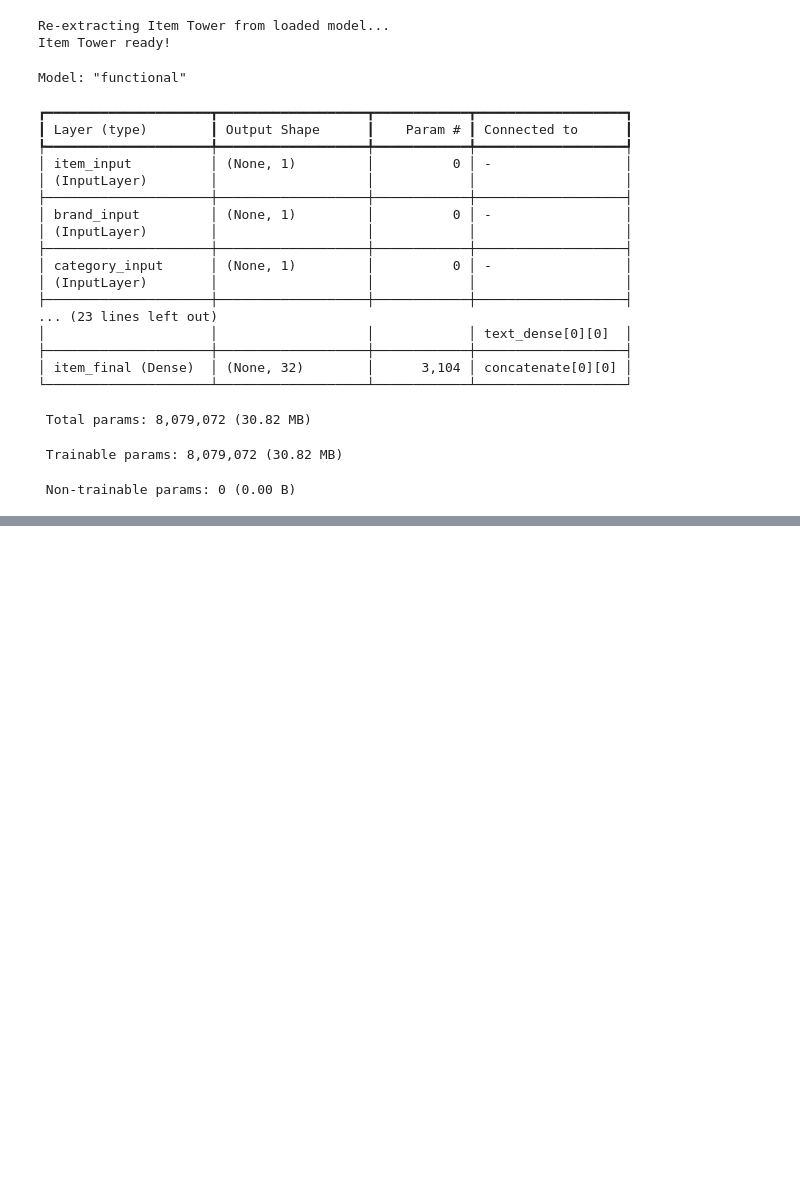
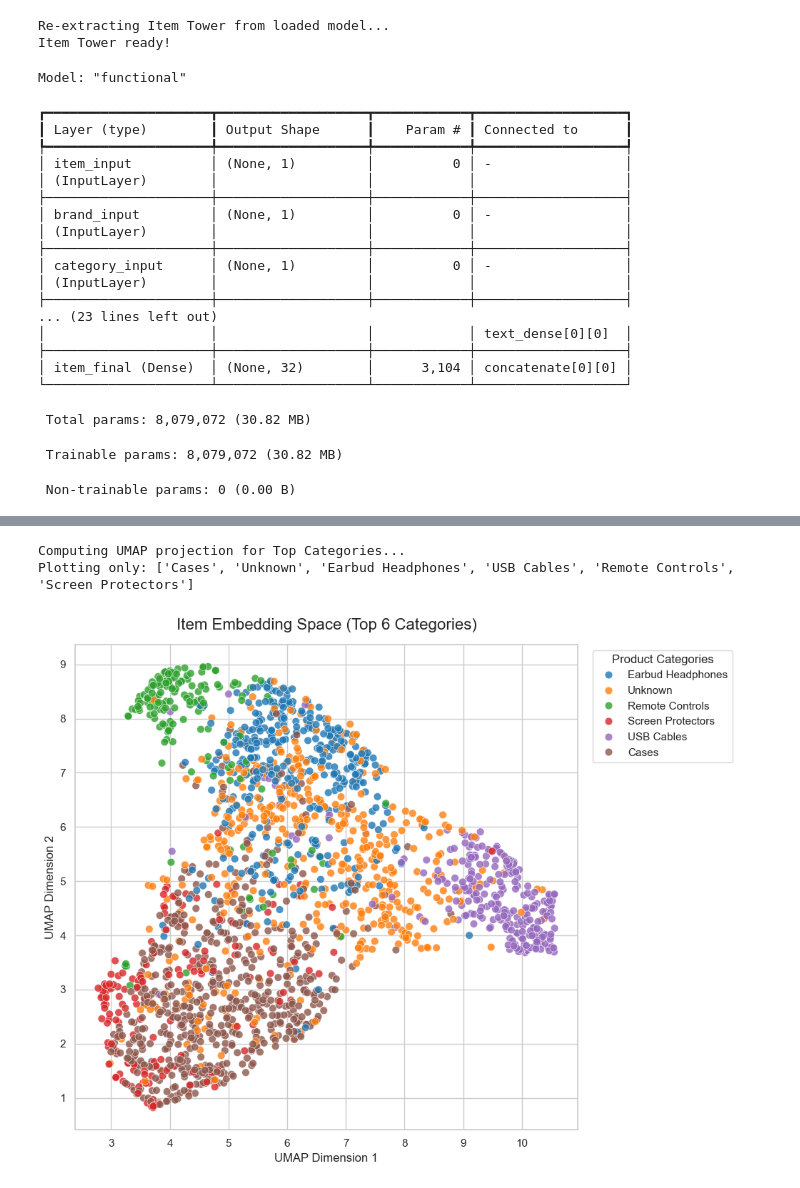
Before and after one commit to harshitha-cr/RecSys, a Jupyter notebook: notebooks/05-Evaluation.ipynb, the cells around one changed output, grey strips where cells are left out. Saved outputs shown, nothing was run; the diff lists cells and outputs as text; code cells hidden in the pictures; blank space fills up the shorter version.

```diff
--- a/notebooks/05-Evaluation.ipynb
+++ b/notebooks/05-Evaluation.ipynb
@@ -340,0 +286,53 @@ Catalog Coverage: 3.01%
+# %%
+# Silence the multi-threading warning for a cleaner notebook
+warnings.filterwarnings('ignore', category=UserWarning, module='umap')
+
+print("Computing UMAP projection for Top Categories...")
+
+# 1. Identify the Top 6 most frequent categories in your dataset
+top_categories = all_items_df['main_category'].value_counts().nlargest(6).index.tolist()
+print(f"Plotting only: {top_categories}")
+
+# 2. Filter the items to ONLY include these top categories
+filtered_items = all_items_df[all_items_df['main_category'].isin(top_categories)]
+
+# 3. Sample 2000 points from this cleaned subset so the plot isn't overcrowded
+sample_items = filtered_items.sample(n=min(2000, len(filtered_items)), random_state=42)
+
+# 4. Get the embeddings for these specific items
+valid_indices = []
+valid_categories = []
+
+for idx, row in sample_items.iterrows():
+    iid = row['item_id']
+    if iid in item_id_to_index:
+        valid_indices.append(item_id_to_index[iid])
+        valid_categories.append(row['main_category'])
+
+vectors = item_embeddings[valid_indices]
+
+# 5. Run UMAP
+reducer = umap.UMAP(n_neighbors=15, min_dist=0.1, metric='cosine', random_state=42)
+embedding_2d = reducer.fit_transform(vectors)
+
+# 6. Plot the cleaned-up map
+plt.figure(figsize=(10, 8))
+sns.scatterplot(
+    x=embedding_2d[:, 0], y=embedding_2d[:, 1],
+    hue=valid_categories,
+    palette='tab10', # Tab10 provides highly distinct colors for up to 10 items
+    s=60, alpha=0.8, edgecolor='white', linewidth=0.5
+)
+
+plt.title('Item Embedding Space (Top 6 Categories)', fontsize=16, pad=15)
+plt.xlabel('UMAP Dimension 1')
+plt.ylabel('UMAP Dimension 2')
+
+# Place the legend neatly outside the plot area
+plt.legend(bbox_to_anchor=(1.02, 1), loc='upper left', title="Product Categories", frameon=True)
+plt.tight_layout()
+plt.show()
+# %% [output]
+Computing UMAP projection for Top Categories...
+Plotting only: ['Cases', 'Unknown', 'Earbud Headphones', 'USB Cables', 'Remote Controls', 'Screen Protectors']
+[figure, added]
```
Also changed, not shown: parts of 18 cells of this notebook.
